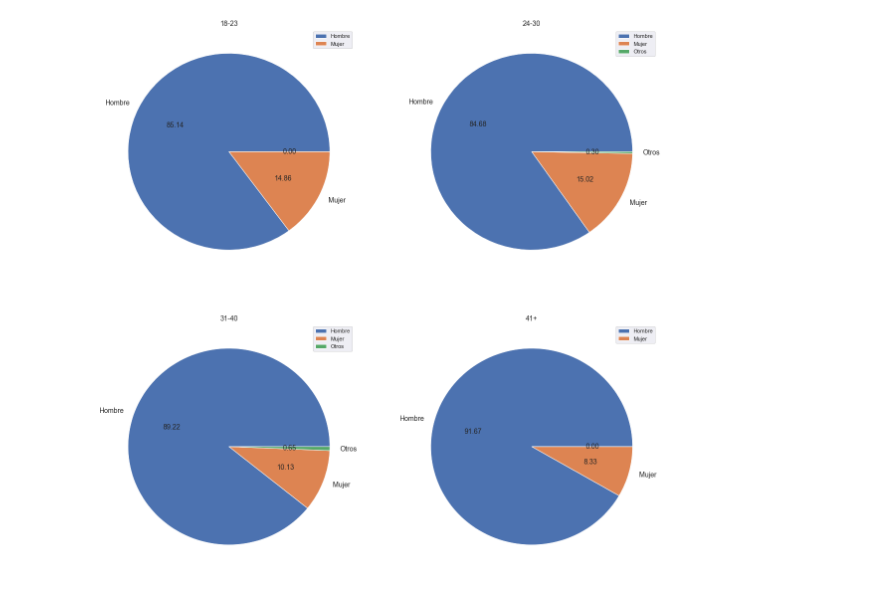
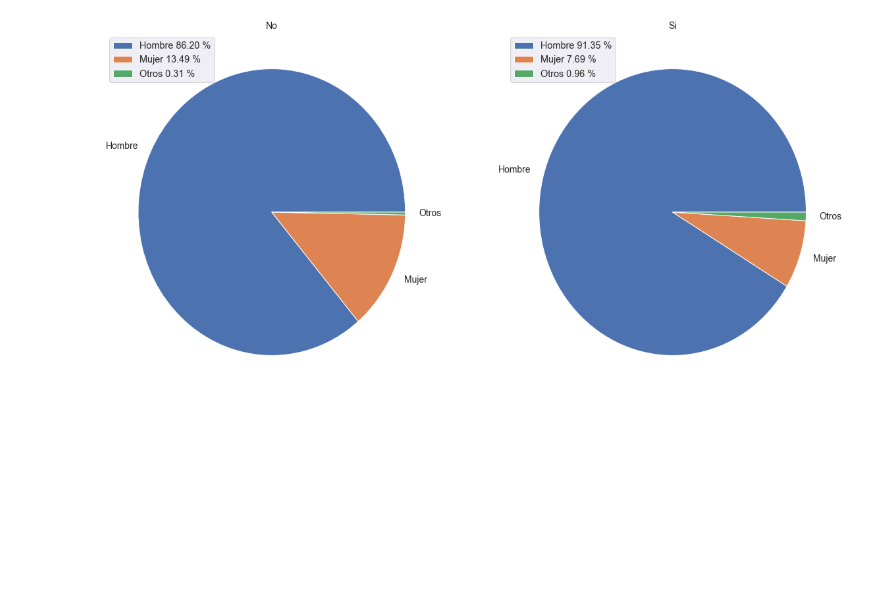
Before and after one commit to GeekBeardLinks/encuesta_sueldos_sysarmy, a Jupyter notebook: analisis_encuesta_salarial.ipynb, the cells around one changed output. Drawn from its saved outputs; the diff is of its cells as text; code cells hidden in the pictures; blank space fills up the shorter version.

```diff
--- a/analisis_encuesta_salarial.ipynb
+++ b/analisis_encuesta_salarial.ipynb
@@ -1,4 +1,5 @@
 # %%
+import math
 import pandas as pd
 import numpy as np
 import matplotlib.pyplot as plt
@@ -42,8 +43,9 @@ import pandas as pd
 # 33: Carga encuesta de remuneracion
 
 # Columnas para analizar y nombres a utilizar
-load_cols = [0,1,3,4,5,10,20,21,22,23]
+load_cols = [0,1,3,4,5,6,7,10,20,21,22,23]
 loaded_cols_names = ['identifica','rango_edad', 'experiencia','tiempo_puesto_actual','gente_a_cargo',
+                     'nivel_estudio', 'estado_estudio',
                      'puesto_actual','tipo_contrato','sueldo_mensual','tipo_sueldo','conforme_sueldo']
 
 # Cargamos encuesta
@@ -165,18 +239,27 @@ for col in ct.columns:
 # %%
+# Para crear graficos de torta del % de valores del indice
+# para cada valor de la columna (visto como categoria)
 def pie_chart_crosstab(data, index_name, column):
 
     crosstab = pd.crosstab(data[index_name], data[column])
-    axes = crosstab.plot.pie(subplots=True,sort_columns =True, fontsize=14,
-                             autopct='%.2f', layout=(2,2),
-                             figsize=(20, 20))
+    subplot_rows = math.ceil(len(crosstab.columns)/2)
+    axes = crosstab.plot.pie(subplots=True, sort_columns =True, fontsize=14,
+                             layout=(subplot_rows,2),
+                             figsize=(20, 10 * subplot_rows))
     # TODO Revisar loop
     t = 0
-    for i in range(0,2):
+    for i in range(0,subplot_rows):
         for j in range(0,2):
-            col_name = crosstab.columns[t]
-            axes[i][j].set_title(col_name)
-            axes[i][j].title.set_size(14)
-            axes[i][j].set(ylabel='')
-            t = t + 1
+            if len(crosstab.columns) > t:
+                col_name = crosstab.columns[t]
+                axes[i][j].set_title(col_name)
+                axes[i][j].title.set_size(14)
+                axes[i][j].set(ylabel='')
+                axes[i][j].legend(loc = 'upper left',fontsize='large',
+                                  bbox_to_anchor=(0, 1),
+                                  labels=legend_labels(crosstab[col_name]))
+
+
+                t = t + 1
 
     plt.show()
@@ -193,4 +274,4 @@ pie_chart_crosstab(encuesta, "identifica", "cat_edades")
 # %%
-pie_chart_crosstab(encuesta_solo_puesto, "identifica", "cat_edades")
+pie_chart_crosstab(encuesta_solo_puesto, "identifica", "lidera")
 # %% [output]
-[figure, old version]
+[figure, new version]
```
Also changed, not shown: parts of 28 cells of this notebook.
